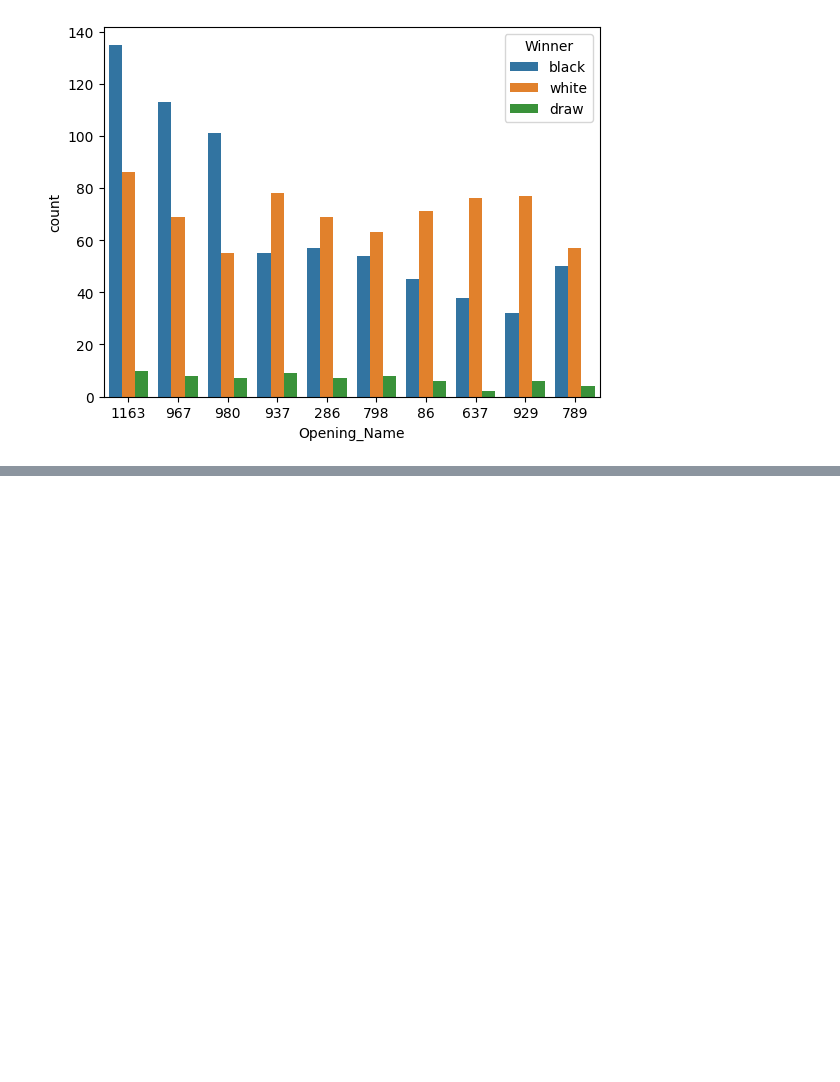
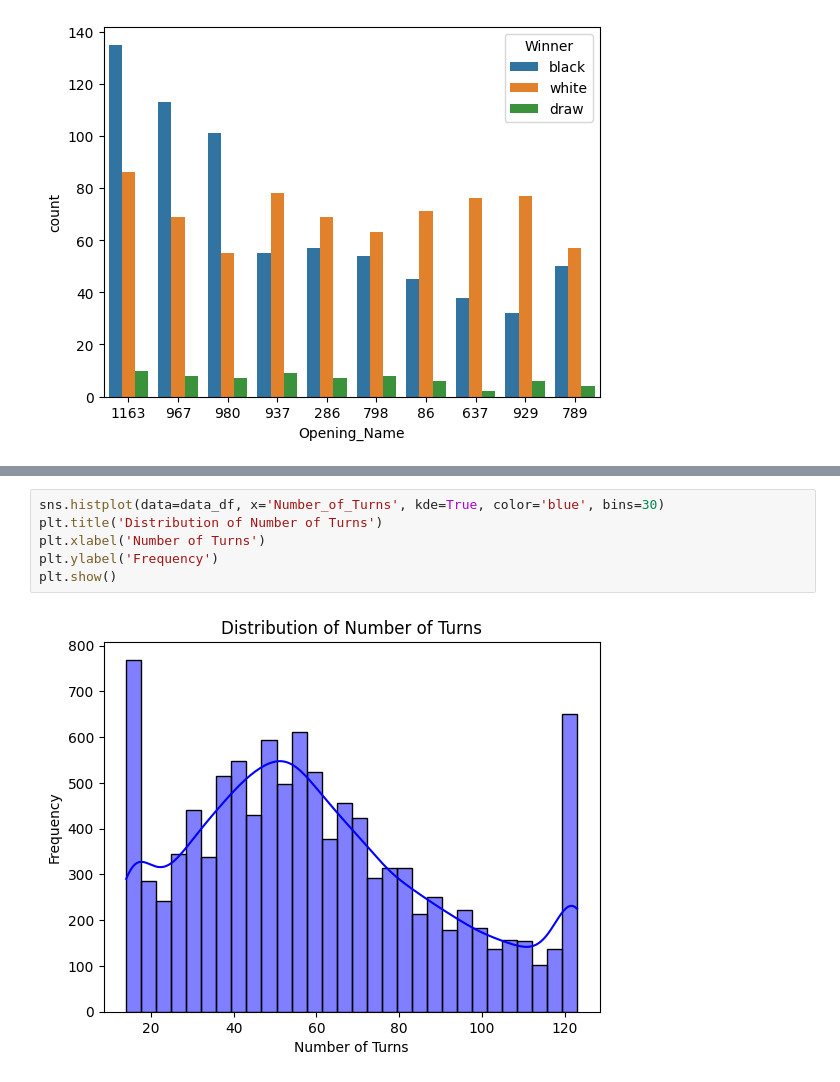
Before and after one commit to Dibij/Chess, a Jupyter notebook: Visualization.ipynb, the cells around one changed output, grey strips where cells are left out. Cells and saved outputs as stored; diff of their text form; blank space fills up the shorter version.

```diff
--- a/Visualization.ipynb
+++ b/Visualization.ipynb
@@ -130,0 +162,8 @@ sns.countplot(data=data_df, x='Opening_Name', hue=target['Winner'], order=data_d
+# %%
+sns.histplot(data=data_df, x='Number_of_Turns', kde=True, color='blue', bins=30)
+plt.title('Distribution of Number of Turns')
+plt.xlabel('Number of Turns')
+plt.ylabel('Frequency')
+plt.show()
+# %% [output]
+[figure, added]
```
Also changed, not shown: parts of 10 cells of this notebook.
